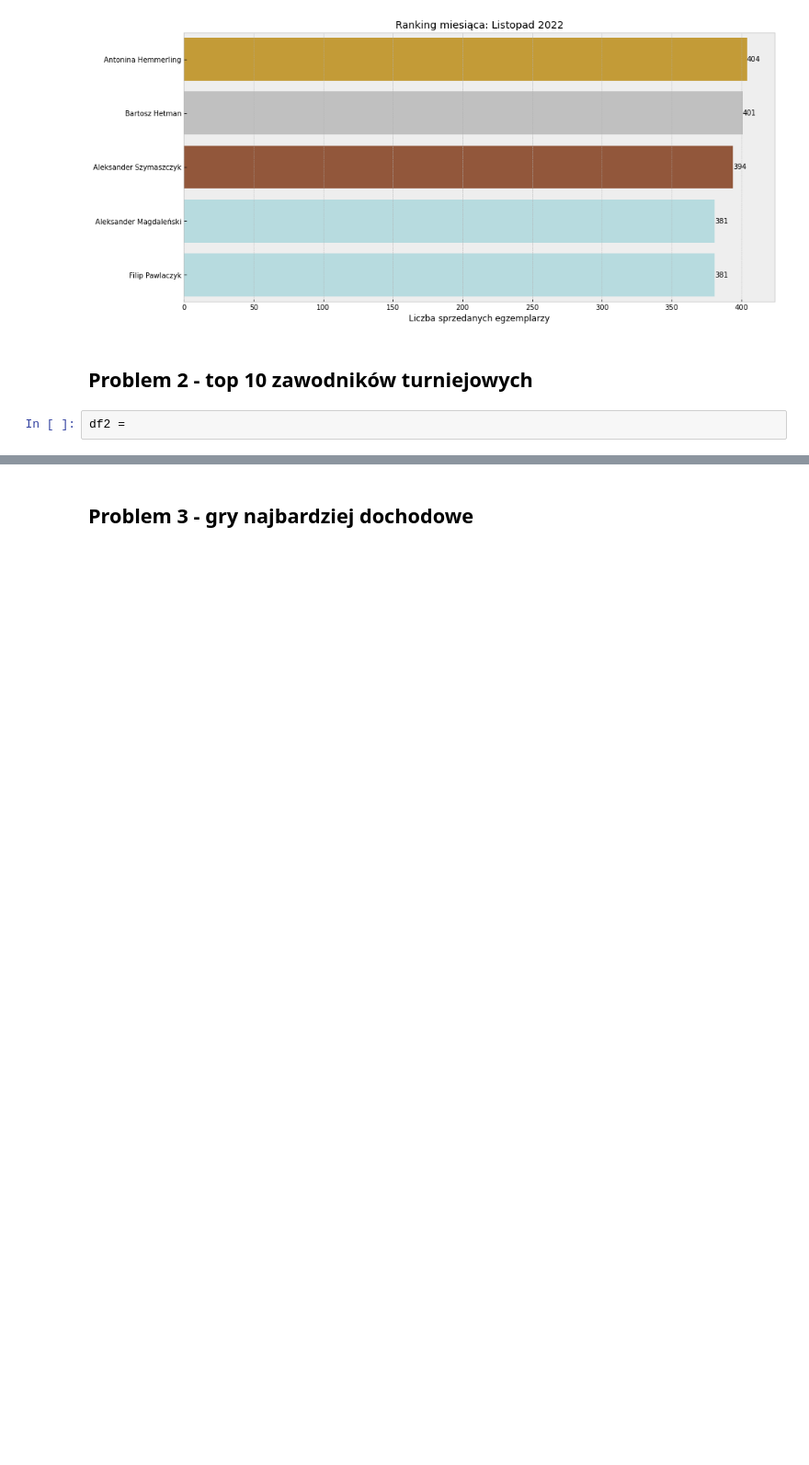
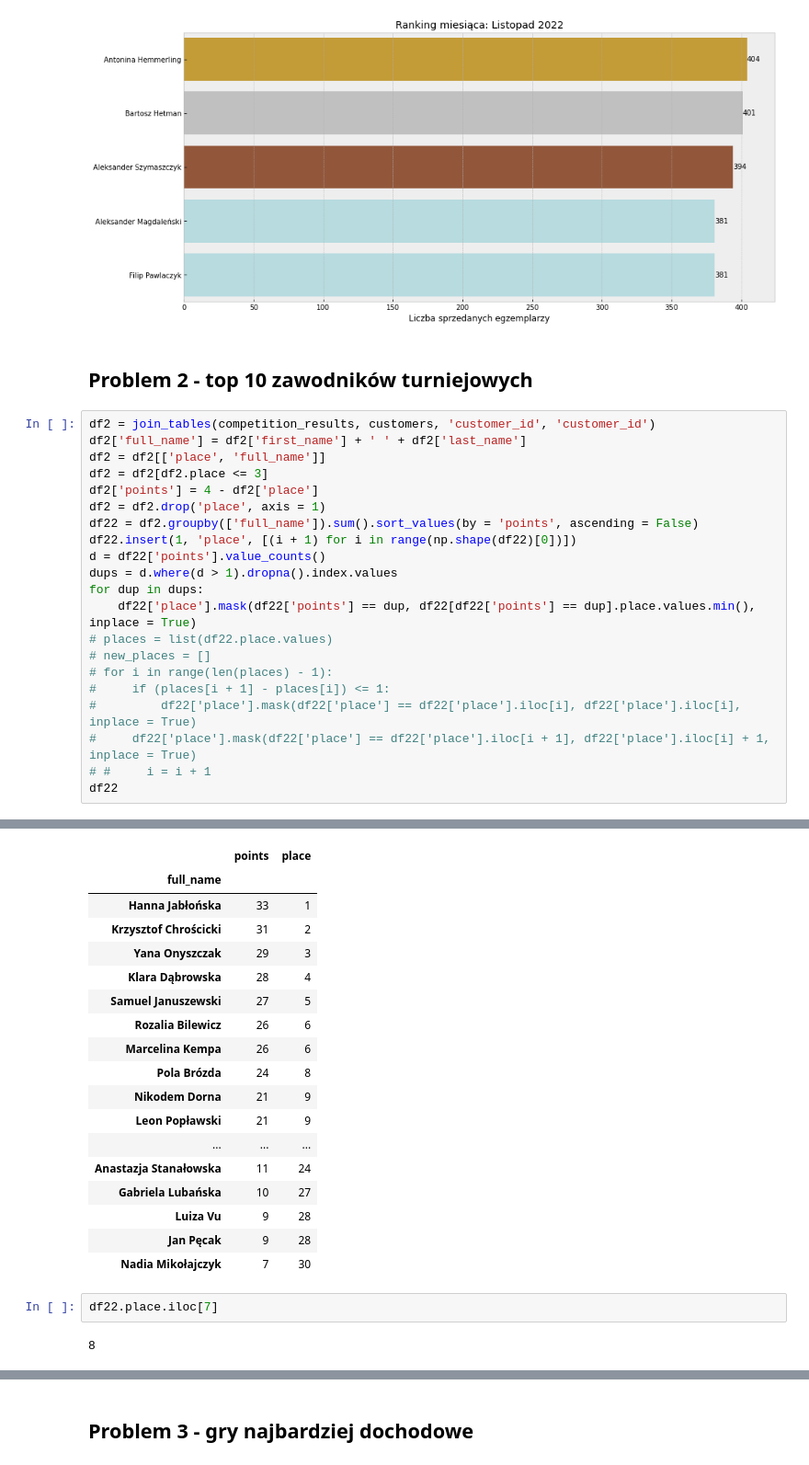
Before and after one commit to mweuro/Gameshop_database, a Jupyter notebook: Michal/analysis.ipynb, the cells around one changed output, grey strips where cells are left out. Shown: that part at 92% size. Drawn from its saved outputs; the diff is of its cells as text; blank space fills up the shorter version.

```diff
--- a/Michal/analysis.ipynb
+++ b/Michal/analysis.ipynb
@@ -173,5 +175,24 @@ month_ranking_example(best_count, 'Liczba sprzedanych egzemplarzy', 2022, 11)
 # %% [markdown]
 ## Problem 2 - top 10 zawodników turniejowych
 # %%
-df2 =
+df2 = join_tables(competition_results, customers, 'customer_id', 'customer_id')
+df2['full_name'] = df2['first_name'] + ' ' + df2['last_name']
+df2 = df2[['place', 'full_name']]
+df2 = df2[df2.place <= 3]
+df2['points'] = 4 - df2['place']
+df2 = df2.drop('place', axis = 1)
+df22 = df2.groupby(['full_name']).sum().sort_values(by = 'points', ascending = False)
+df22.insert(1, 'place', [(i + 1) for i in range(np.shape(df22)[0])])
+d = df22['points'].value_counts()
+dups = d.where(d > 1).dropna().index.values
+for dup in dups:
+    df22['place'].mask(df22['points'] == dup, df22[df22['points'] == dup].place.values.min(), inplace = True)
+# places = list(df22.place.values)
+# new_places = []
+# for i in range(len(places) - 1):
+#     if (places[i + 1] - places[i]) <= 1:
+#         df22['place'].mask(df22['place'] == df22['place'].iloc[i], df22['place'].iloc[i], inplace = True)
+#     df22['place'].mask(df22['place'] == df22['place'].iloc[i + 1], df22['place'].iloc[i] + 1, inplace = True)
+# #     i = i + 1
+df22
 # %% [output]
@@ -178,0 +199,22 @@ SyntaxError: invalid syntax (Temp/ipykernel_18572/254296770.py, line 1)
+|  | points | place |
+| full_name |  |  |
+| Hanna Jabłońska | 33 | 1 |
+| Krzysztof Chrościcki | 31 | 2 |
+| Yana Onyszczak | 29 | 3 |
+| Klara Dąbrowska | 28 | 4 |
+| Samuel Januszewski | 27 | 5 |
+| Rozalia Bilewicz | 26 | 6 |
+| Marcelina Kempa | 26 | 6 |
+| Pola Brózda | 24 | 8 |
+| Nikodem Dorna | 21 | 9 |
+| Leon Popławski | 21 | 9 |
+| ... | ... | ... |
+| Anastazja Stanałowska | 11 | 24 |
+| Gabriela Lubańska | 10 | 27 |
+| Luiza Vu | 9 | 28 |
+| Jan Pęcak | 9 | 28 |
+| Nadia Mikołajczyk | 7 | 30 |
+# %%
+df22.place.iloc[7]
+# %% [output]
+8
```
Also changed, not shown: parts of 8 cells of this notebook.
